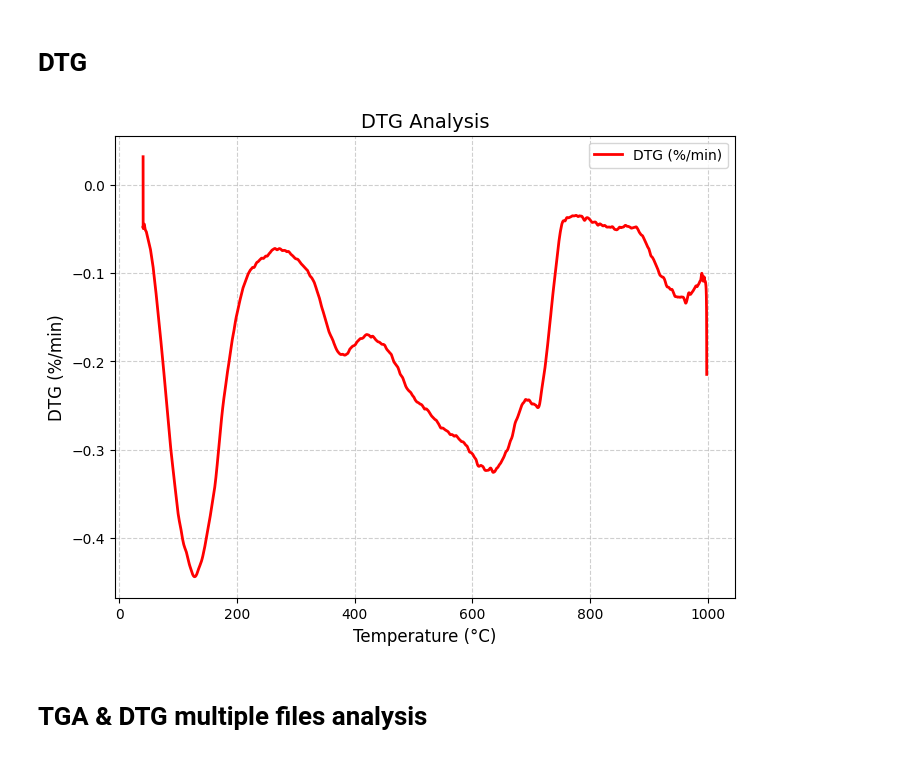
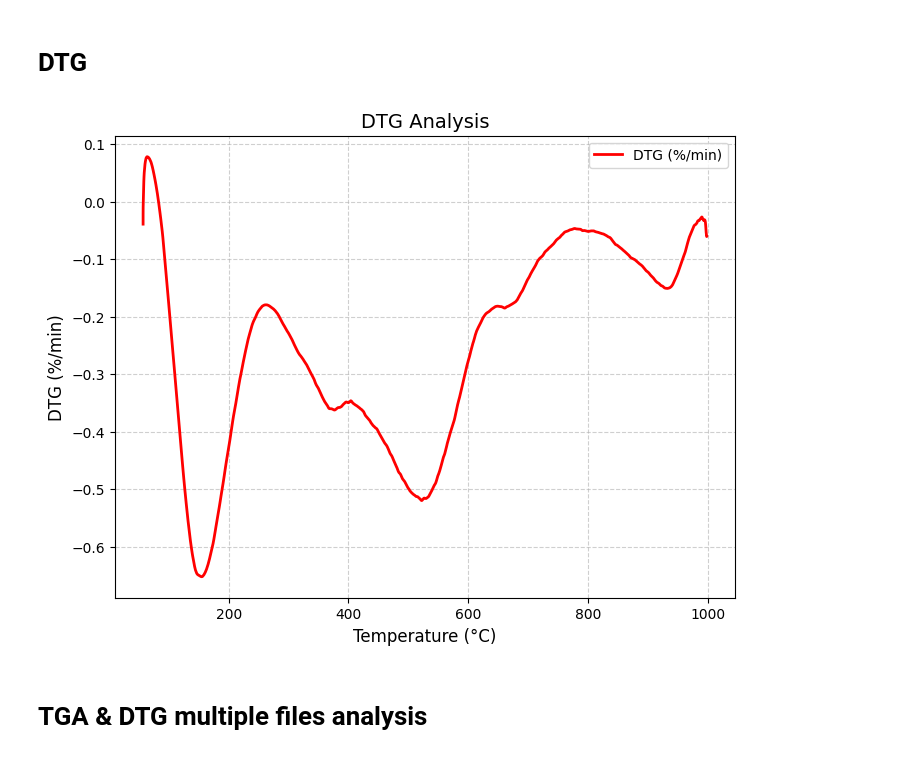
Before and after one commit to ahmedfarhatx22/TradingBro, a Jupyter notebook: book/some_content/TGA.ipynb, the cells around one changed output. Saved outputs shown, nothing was run; the diff lists cells and outputs as text; code cells hidden in the pictures.

```diff
--- a/book/some_content/TGA.ipynb
+++ b/book/some_content/TGA.ipynb
@@ -95,35 +95,35 @@ Error reading file D:/github/TradingBro/book/some_content\ExpDat_MgO5%D28; 16-1-
 # %%
 import pandas as pd
 import numpy as np
 import matplotlib.pyplot as plt
 
 # File path (update if needed)
-dtg_file_path = "DG_ExpDat_B30S70DC28; 13-2-2025-2.csv"  # Ensure correct path
+dtg_file_path = "DG_ExpDat_A8%DC28; 14-2-2025-2.csv"  # Ensure correct path
 
 # Read CSV file, skipping metadata rows
 df_dtg = pd.read_csv(dtg_file_path, encoding="ISO-8859-1", skiprows=30, header=0)
 
 # Rename columns (modify based on actual structure)
 df_dtg.columns = ["Temperature", "Time", "DSC", "Mass%", "GasFlow1", "GasFlow2", "GasFlow3", "DTG", "Sensitivity"]
 
 # Convert relevant columns to numeric
 df_dtg["Temperature"] = pd.to_numeric(df_dtg["Temperature"], errors="coerce")
 df_dtg["DTG"] = pd.to_numeric(df_dtg["DTG"], errors="coerce")
 
 # Drop NaN values
 df_dtg = df_dtg.dropna()
 
 # Plot DTG (%/min) vs. Temperature (°C)
 plt.figure(figsize=(8,6))
 plt.plot(df_dtg["Temperature"], df_dtg["DTG"], 'r-', linewidth=2, label="DTG (%/min)")
 plt.xlabel("Temperature (°C)", fontsize=12)
 plt.ylabel("DTG (%/min)", fontsize=12)
 plt.title("DTG Analysis", fontsize=14)
 plt.legend()
 plt.grid(True, linestyle="--", alpha=0.6)
 plt.show()
 # %% [output]
-[figure, old version]
+[figure, new version]
 # %% [markdown]
 # TGA & DTG multiple files analysis
 # %%
```
Also changed, not shown: parts of 1 cell of this notebook, 32 other files.
